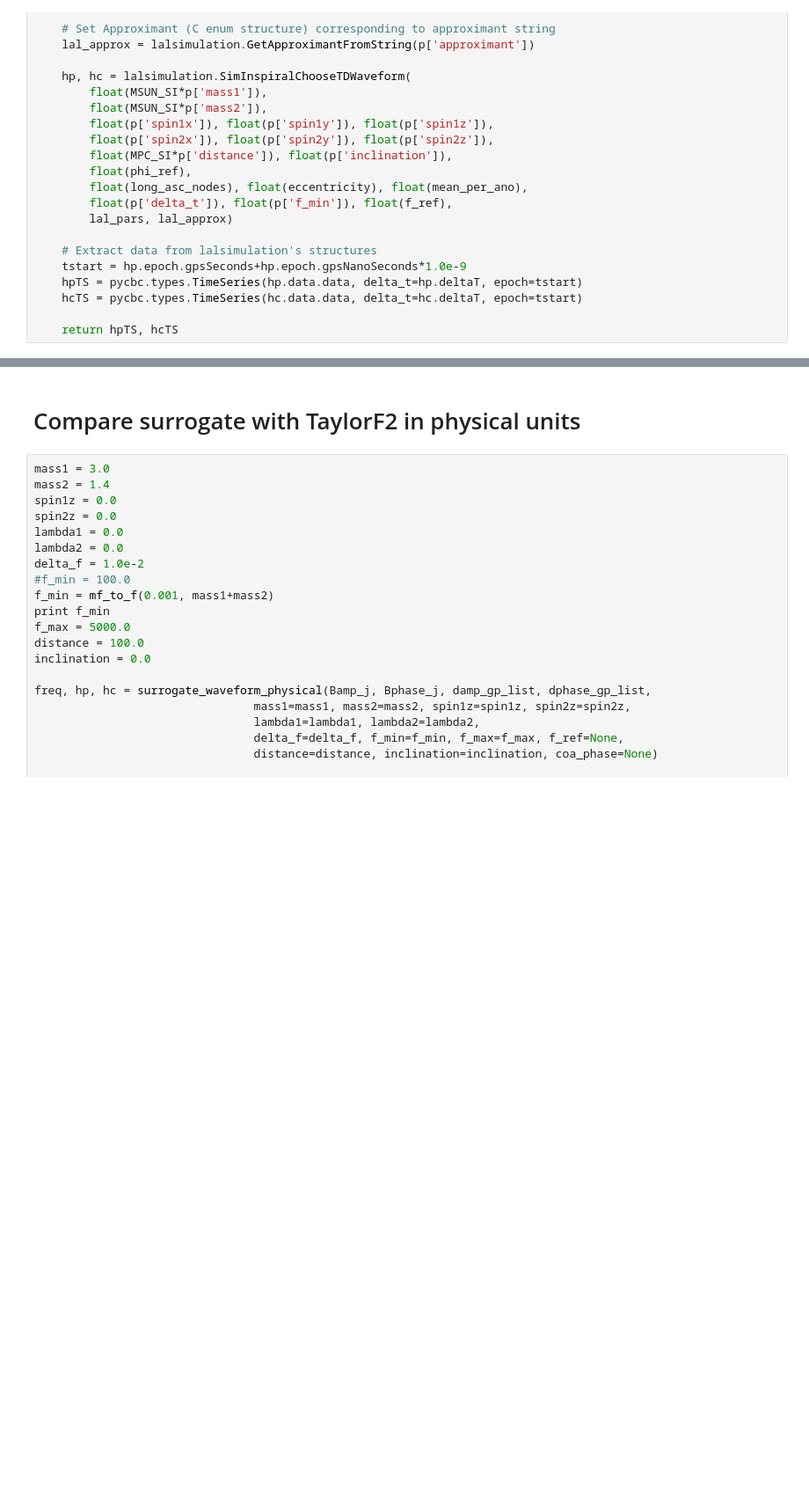
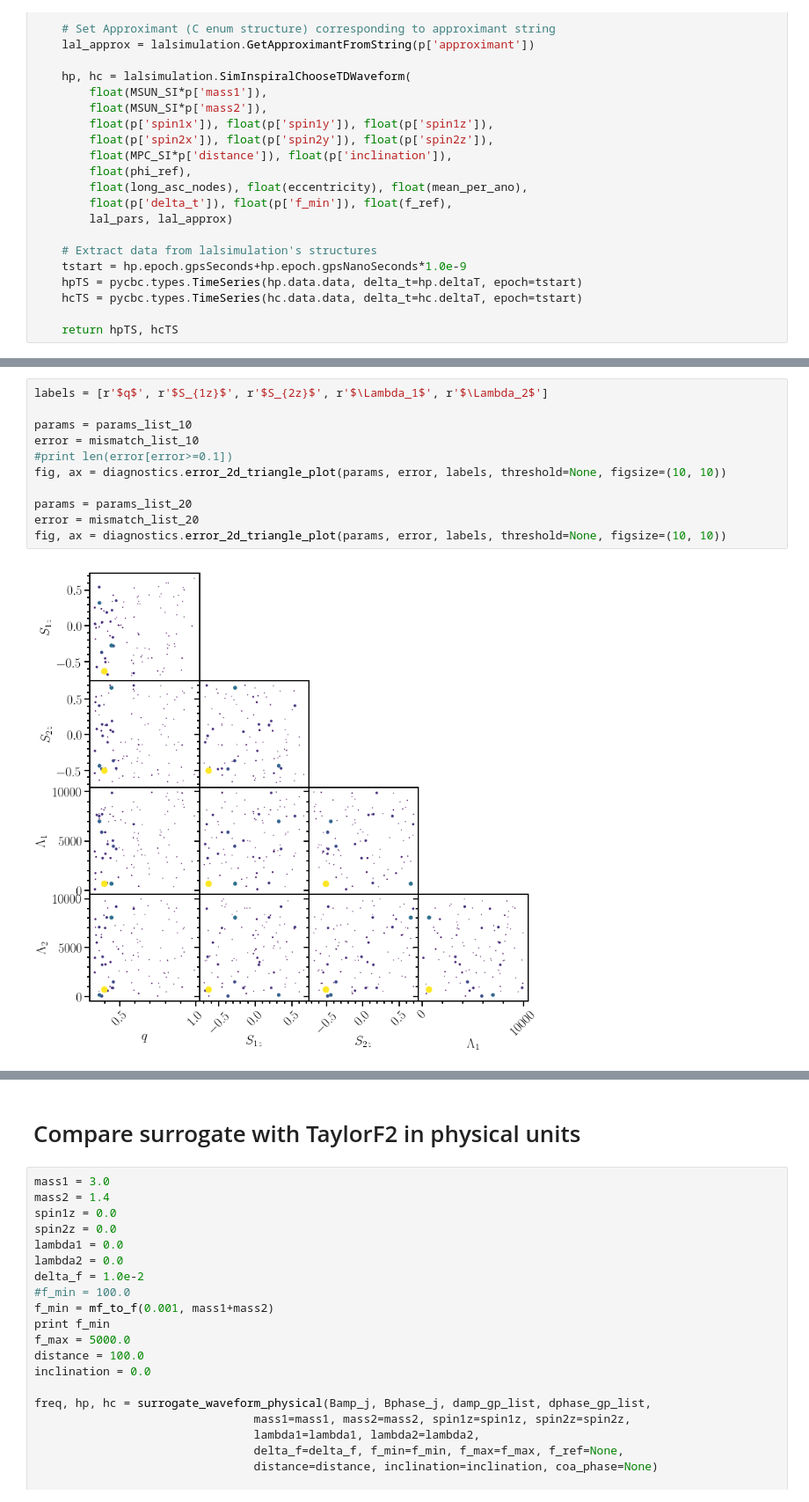
Before and after one commit to benjaminlackey/gpsurrogate, a Jupyter notebook: notebooks/SurrogateDiagnostics.ipynb, the cells around one changed output, grey strips where cells are left out. Shown at 88% size. Drawn from its saved outputs; the diff is of its cells as text; blank space fills up the shorter version.

```diff
--- a/notebooks/SurrogateDiagnostics.ipynb
+++ b/notebooks/SurrogateDiagnostics.ipynb
@@ -540,0 +523,13 @@ ax2.set_ylabel(r'$\Phi_1-\Phi_2$')
+# %%
+labels = [r'$q$', r'$S_{1z}$', r'$S_{2z}$', r'$\Lambda_1$', r'$\Lambda_2$']
+
+params = params_list_10
+error = mismatch_list_10
+#print len(error[error>=0.1])
+fig, ax = diagnostics.error_2d_triangle_plot(params, error, labels, threshold=None, figsize=(10, 10))
+
+params = params_list_20
+error = mismatch_list_20
+fig, ax = diagnostics.error_2d_triangle_plot(params, error, labels, threshold=None, figsize=(10, 10))
+# %% [output]
+[figure, added]
```
Also changed, not shown: parts of 58 cells of this notebook, 7 other files.
